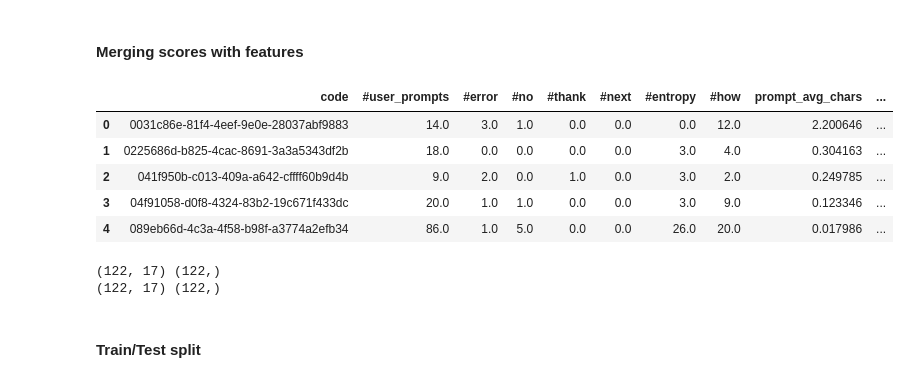
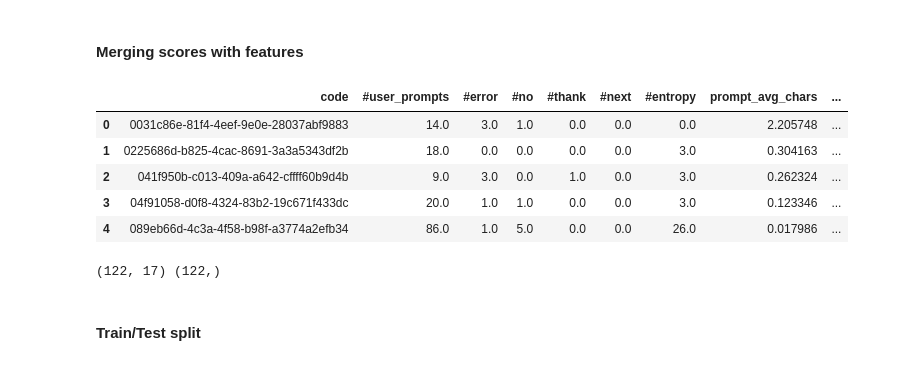
Before and after one commit to AtaErnam/CS412_Project, a Jupyter notebook: hw_score_predict.ipynb, the cells around one changed output. Saved outputs shown, nothing was run; the diff lists cells and outputs as text; code cells hidden in the pictures.

```diff
--- a/hw_score_predict.ipynb
+++ b/hw_score_predict.ipynb
@@ -315,5 +189,6 @@ questions_TF_IDF
 # %%
 code2prompts_tf_idf = dict()
+original_dataset = code2prompts.copy()
 for code, user_prompts in code2prompts.items():
     if len(user_prompts) == 0:
         # some files have issues
@@ -321,6 +196,14 @@ for code, user_prompts in code2prompts.items():
         continue
     prompts_TF_IDF = pd.DataFrame(vectorizer.transform(user_prompts).toarray(), columns=vectorizer.get_feature_names_out())
     code2prompts_tf_idf[code] = prompts_TF_IDF
+
+processed_data = code2prompts_tf_idf
+
+# Loop through the keys in processed_data and delete them from original_dataset
+# Deleting data with errors from dataset
+for code in processed_data.keys():
+    if code in original_dataset:
+        del original_dataset[code]
 # %% [output]
 139235c7-736c-4237-92f0-92e8c116832c.html
 668ad17e-0240-49f7-b5a7-d22e502554c6.html
@@ -418,7 +297,6 @@ for code, convs in code2convos.items():
 b0640e51-6879-40cb-a4f5-329f952ef99d
 da6b70d5-29f6-491a-ad46-037c77067128
 # %%
-df_tf_idf = pd.DataFrame(code2features).T
-df_word2vec = pd.DataFrame(code2features).T
-df_word2vec.head(5)
+df = pd.DataFrame(code2features).T
+df.head(5)
 # %% [output]
@@ -455,11 +333,7 @@ plt.show()
 # %% [output]
 [figure]
 # %%
-df_tf_idf.reset_index(inplace=True, drop=False)
-df_tf_idf.rename(columns={"index": "code"}, inplace=True)
-
-df_word2vec.reset_index(inplace=True, drop=False)
-df_word2vec.rename(columns={"index": "code"}, inplace=True)
-
-df_tf_idf.head()
+df.reset_index(inplace=True, drop=False)
+df.rename(columns={"index": "code"}, inplace=True)
+df.head()
 # %% [output]
@@ -472,5 +346,4 @@ df_tf_idf.head()
 # %%
-df_tf_idf = pd.merge(df_tf_idf, question_mapping_scores_tf_idf, on="code", how="left")
-df_word2vec = pd.merge(df_word2vec, question_mapping_scores_word2vec, on="code", how="left")
-df_word2vec.head()
+df = pd.merge(df, question_mapping_scores, on="code", how="left")
+df.head()
 # %% [output]
@@ -483,37 +356,22 @@ df_word2vec.head()
 # %% [markdown]
 #### Merging scores with features
 # %%
-temp_df_tf_idf = pd.merge(df_tf_idf, scores, on='code', how="left")
-temp_df_tf_idf.dropna(inplace=True)
-temp_df_tf_idf.drop_duplicates("code",inplace=True, keep="first")
-
-temp_df_word2vec = pd.merge(df_word2vec, scores, on='code', how="left")
-temp_df_word2vec.dropna(inplace=True)
-temp_df_word2vec.drop_duplicates("code",inplace=True, keep="first")
-
-
-
-temp_df_tf_idf.head()
-temp_df_word2vec.head()
+temp_df = pd.merge(df, scores, on='code', how="left")
+temp_df.dropna(inplace=True)
+temp_df.drop_duplicates("code",inplace=True, keep="first")
+temp_df.head()
 # %% [output]
-|  | code | #user_prompts | #error | #no | #thank | #next | #entropy | #how | prompt_avg_chars | ... |
-| 0 | 0031c86e-81f4-4eef-9e0e-28037abf9883 | 14.0 | 3.0 | 1.0 | 0.0 | 0.0 | 0.0 | 12.0 | 2.200646 | ... |
-| 1 | 0225686d-b825-4cac-8691-3a3a5343df2b | 18.0 | 0.0 | 0.0 | 0.0 | 0.0 | 3.0 | 4.0 | 0.304163 | ... |
-| 2 | 041f950b-c013-409a-a642-cffff60b9d4b | 9.0 | 2.0 | 0.0 | 1.0 | 0.0 | 3.0 | 2.0 | 0.249785 | ... |
-| 3 | 04f91058-d0f8-4324-83b2-19c671f433dc | 20.0 | 1.0 | 1.0 | 0.0 | 0.0 | 3.0 | 9.0 | 0.123346 | ... |
-| 4 | 089eb66d-4c3a-4f58-b98f-a3774a2efb34 | 86.0 | 1.0 | 5.0 | 0.0 | 0.0 | 26.0 | 20.0 | 0.017986 | ... |
+|  | code | #user_prompts | #error | #no | #thank | #next | #entropy | prompt_avg_chars | ... |
+| 0 | 0031c86e-81f4-4eef-9e0e-28037abf9883 | 14.0 | 3.0 | 1.0 | 0.0 | 0.0 | 0.0 | 2.205748 | ... |
+| 1 | 0225686d-b825-4cac-8691-3a3a5343df2b | 18.0 | 0.0 | 0.0 | 0.0 | 0.0 | 3.0 | 0.304163 | ... |
+| 2 | 041f950b-c013-409a-a642-cffff60b9d4b | 9.0 | 3.0 | 0.0 | 1.0 | 0.0 | 3.0 | 0.262324 | ... |
+| 3 | 04f91058-d0f8-4324-83b2-19c671f433dc | 20.0 | 1.0 | 1.0 | 0.0 | 0.0 | 3.0 | 0.123346 | ... |
+| 4 | 089eb66d-4c3a-4f58-b98f-a3774a2efb34 | 86.0 | 1.0 | 5.0 | 0.0 | 0.0 | 26.0 | 0.017986 | ... |
-# %%
-X_tf_idf = temp_df_tf_idf[temp_df_tf_idf.columns[1:-1]].to_numpy()
-y_tf_idf = temp_df_tf_idf["grade"].to_numpy()
-
-X_word2vec = temp_df_word2vec[temp_df_word2vec.columns[1:-1]].to_numpy()
-y_word2vec = temp_df_word2vec["grade"].to_numpy()
-
-
-print(X_tf_idf.shape, y_tf_idf.shape)
-print(X_word2vec.shape, y_word2vec.shape)
-# %% [output]
-(122, 17) (122,)
-(122, 17) (122,)
+# %%
+X = temp_df[temp_df.columns[1:-1]].to_numpy()
+y = temp_df["grade"].to_numpy()
+print(X.shape, y.shape)
+# %% [output]
+(122, 17) (122,)
 # %% [markdown]
 #### Train/Test split
```
Also changed, not shown: parts of 55 cells of this notebook.
